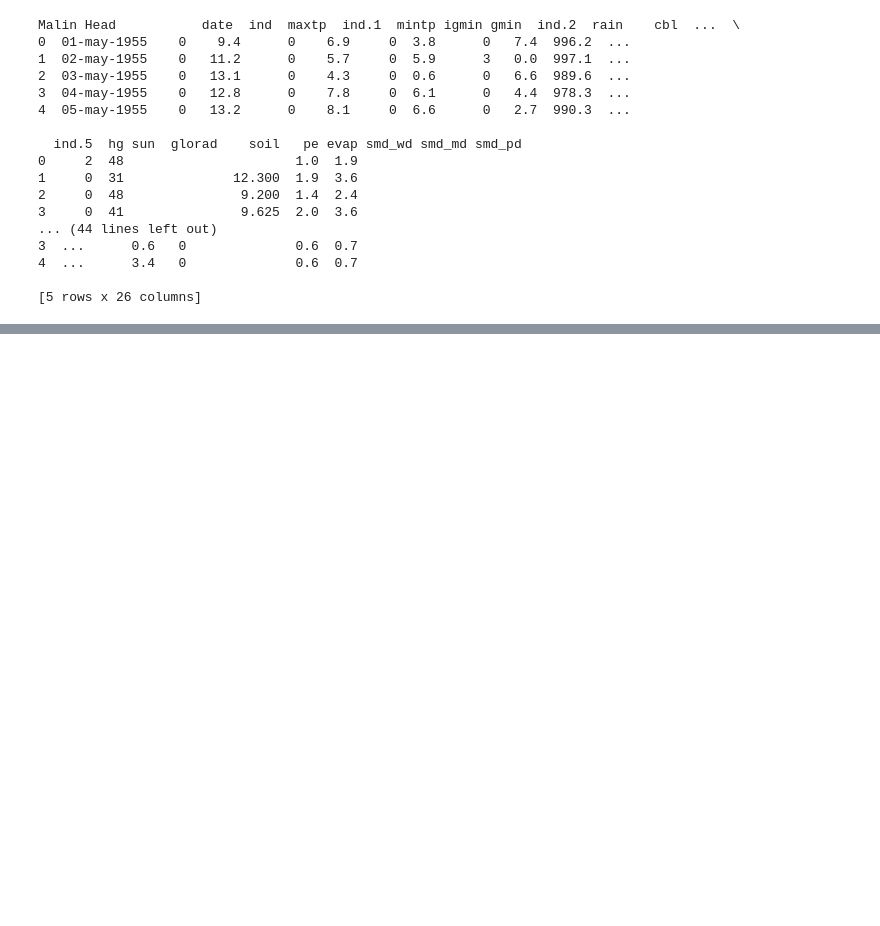
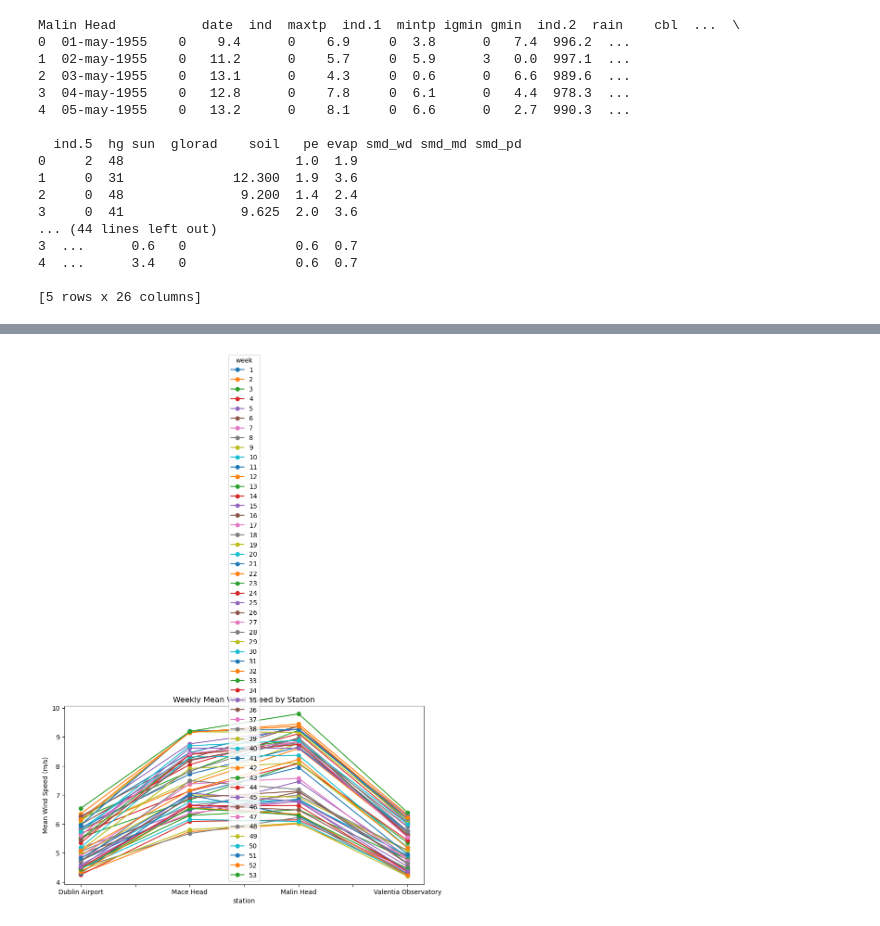
Before and after one commit to fin81985/PFDA-Project, a Jupyter notebook: wind_analysis.ipynb, the cells around one changed output, grey strips where cells are left out. Cells and saved outputs as stored; diff of their text form; code cells hidden in the pictures; blank space fills up the shorter version.

```diff
--- a/wind_analysis.ipynb
+++ b/wind_analysis.ipynb
@@ -178,0 +160,6 @@ for name, df in data.items():
+# %%
+df['date'] = pd.to_datetime(df['date'])
+# %%
+df_indexed = df.set_index('date').loc['2000-01-01':'2025-12-31']
+
+df_indexed[['wdsp', 'hm', 'hg', 'ddhm']]
@@ -178,0 +230,37 @@ for name, df in data.items():
+# %%
+dfs = []
+
+for station, url in stations.items():
+    df = pd.read_csv(url, skiprows=24)
+    df["station"] = station
+    dfs.append(df)
+
+combined_df = pd.concat(dfs, ignore_index=True)
+# %%
+# Convert date to datetime and extract year and month
+combined_df['date'] = pd.to_datetime(combined_df['date'], format='%d-%b-%Y', errors='coerce')
+combined_df['year'] = combined_df['date'].dt.year
+combined_df['month'] = combined_df['date'].dt.month
+combined_df['week'] = combined_df['date'].dt.isocalendar().week
+combined_df['day'] = combined_df['date'].dt.day
+
+# Convert wind speed from knots to m/s (1 knot = 0.514444 m/s)
+combined_df['wind_speed_ms'] = pd.to_numeric(combined_df['wdsp'], errors='coerce') * 0.514444
+
+# Group by station and month
+monthly_wind = combined_df.groupby(['station', 'month'])['wind_speed_ms'].mean().unstack()
+
+
+# Group by station and week
+weekly_wind = combined_df.groupby(['station', 'week'])['wind_speed_ms'].mean().unstack()
+
+# Group by station and daily date
+daily_wind = combined_df.groupby(['station', 'date'])['wind_speed_ms'].mean().unstack()
+# %%
+weekly_wind.plot(figsize=(10,5), marker='o')
+
+plt.ylabel('Mean Wind Speed (m/s)')
+plt.title('Weekly Mean Wind Speed by Station')
+plt.show()
+# %% [output]
+[figure, added]
```
Also changed, not shown: parts of 11 cells of this notebook.
